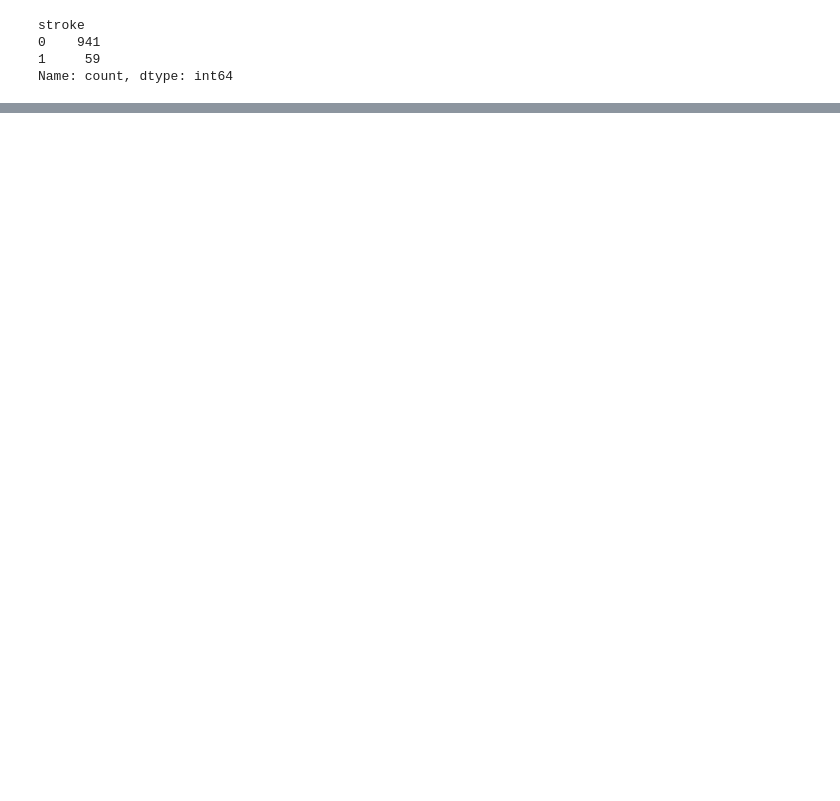
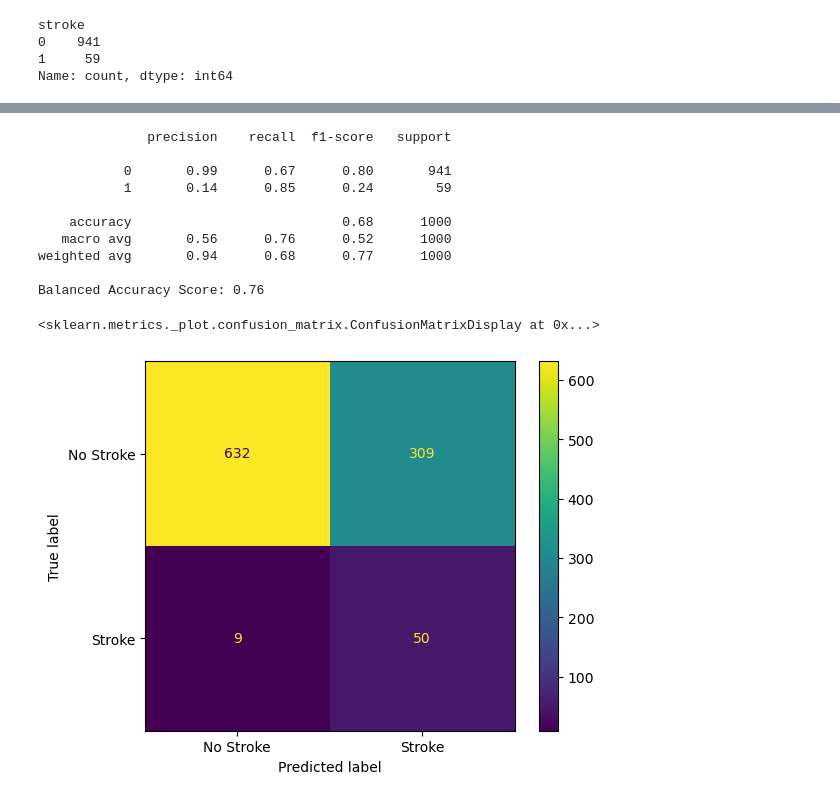
Before and after one commit to matildawangh/example, a Jupyter notebook: Project2_Group7_Notes2-dsg.ipynb, the cells around one changed output, grey strips where cells are left out. Saved outputs shown, nothing was run; the diff lists cells and outputs as text; code cells hidden in the pictures; blank space fills up the shorter version.

```diff
--- a/Project2_Group7_Notes2-dsg.ipynb
+++ b/Project2_Group7_Notes2-dsg.ipynb
@@ -1146,0 +1409,22 @@ print(balanced_accuracy_score(y_1, y_pred_sample))
+# %%
+# Predict for sample 1000 rows
+y_pred_sample = model.predict(X_1)
+
+# Evaluate the model
+print(f'{classification_report(y_1,y_pred_sample)}')
+print(f'Balanced Accuracy Score: {balanced_accuracy_score(y_1, y_pred_sample):.2f}')
+
+ConfusionMatrixDisplay(confusion_matrix(y_1,y_pred_sample),display_labels=['No Stroke','Stroke']).plot()
+# %% [output]
+              precision    recall  f1-score   support
+
+           0       0.99      0.67      0.80       941
+           1       0.14      0.85      0.24        59
+
+    accuracy                           0.68      1000
+   macro avg       0.56      0.76      0.52      1000
+weighted avg       0.94      0.68      0.77      1000
+
+Balanced Accuracy Score: 0.76
+<sklearn.metrics._plot.confusion_matrix.ConfusionMatrixDisplay at 0x...>
+[figure, added]
```
Also changed, not shown: parts of 51 cells of this notebook.
